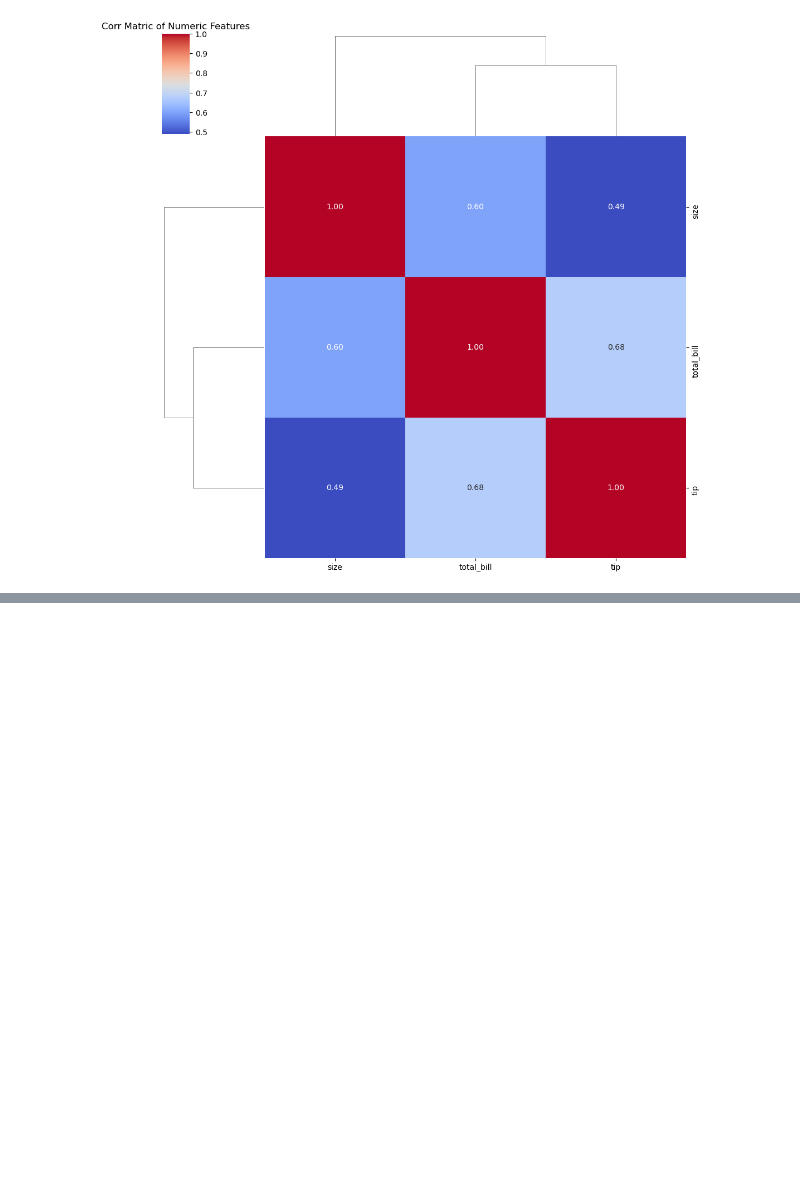
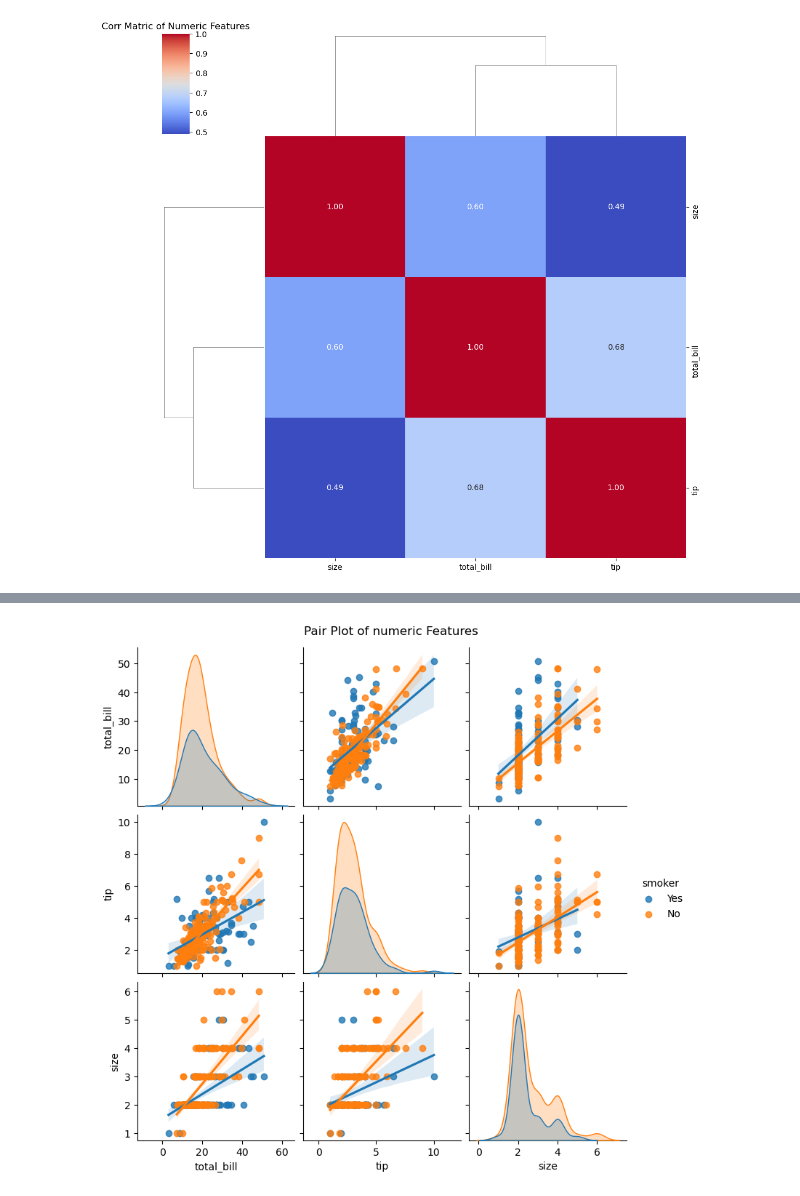
Before and after one commit to RoktimTaye/TIHAN-HYDRABAD-CLASSES, a Jupyter notebook: MODULE 1/Data_Visual_Lecture2.ipynb, the cells around one changed output, grey strips where cells are left out. Saved outputs shown, nothing was run; the diff lists cells and outputs as text; code cells hidden in the pictures; blank space fills up the shorter version.

```diff
--- a/MODULE 1/Data_Visual_Lecture2.ipynb
+++ b/MODULE 1/Data_Visual_Lecture2.ipynb
@@ -23,0 +46,9 @@ plt.show()
+# %%
+numerical_cols = df.select_dtypes(include=['float64','int64']).columns
+pair_plot = sns.pairplot(df,hue='smoker', #According to which ploting is done
+                         diag_kind='kde', # KDE for diagonal
+                         kind='reg') #REG for non diagonal
+pair_plot.figure.suptitle('Pair Plot of numeric Features',y=1.02)
+plt.show()
+# %% [output]
+[figure, added]
```
Also changed, not shown: parts of 4 cells of this notebook.
